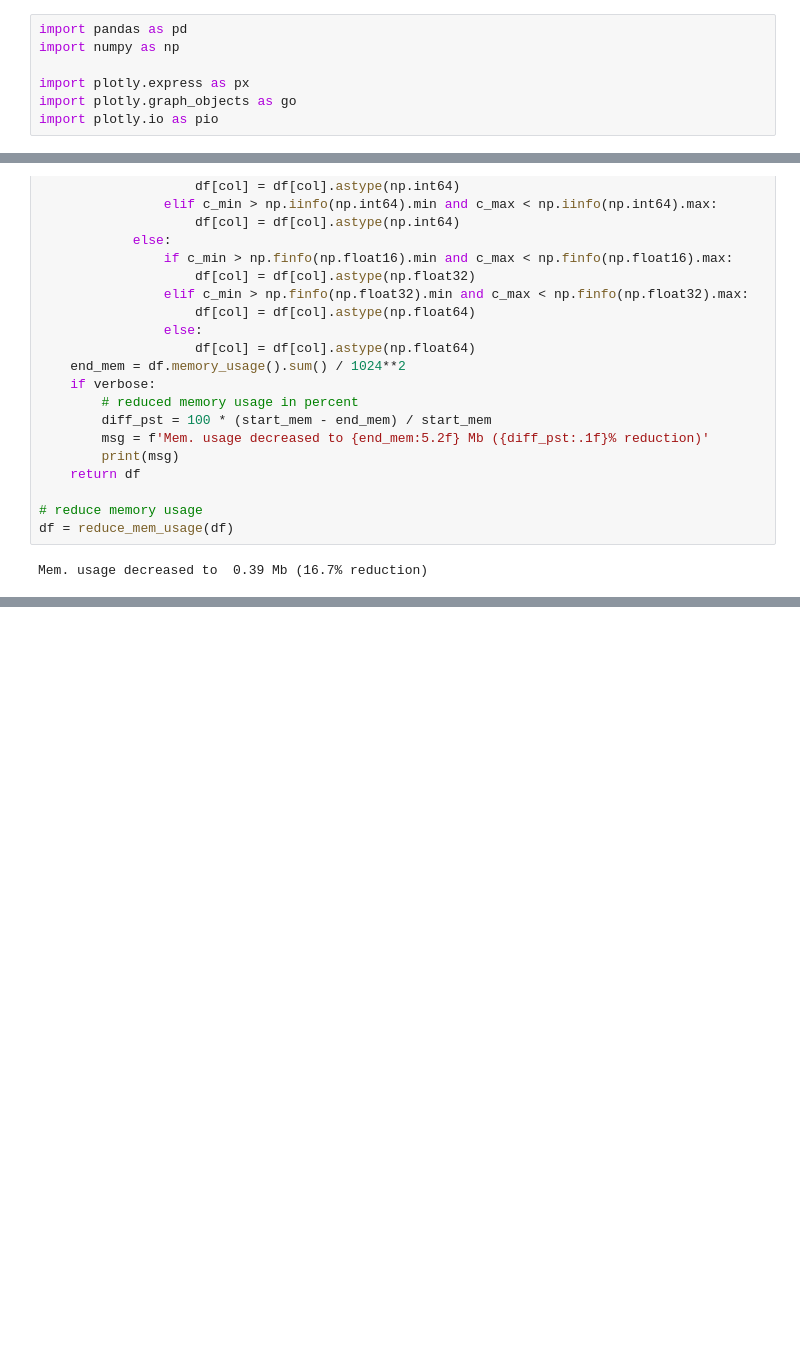
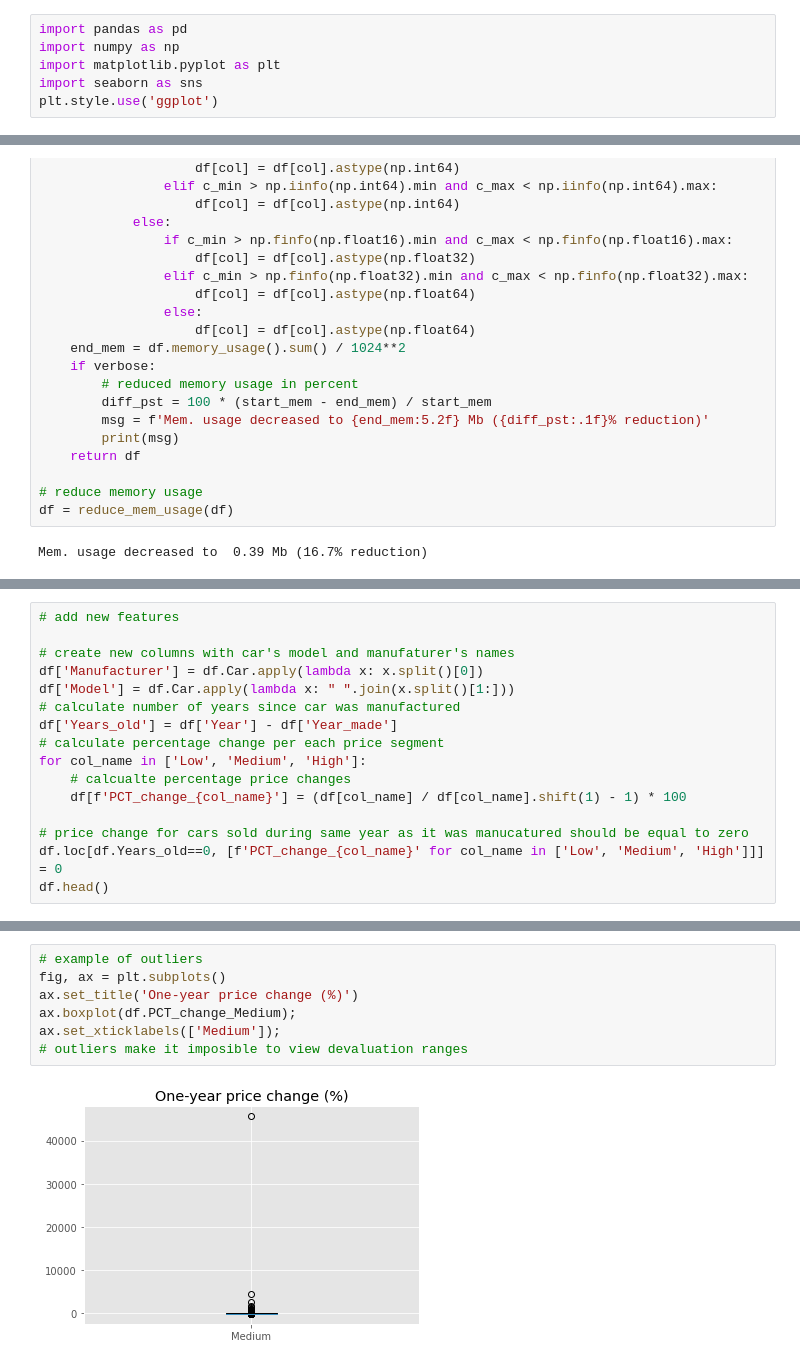
Before and after one commit to TK-Problem/autoplius-car-depretiation-dashboard, a Jupyter notebook: Notebooks/data_analysis.ipynb, the cells around one changed output, grey strips where cells are left out. Drawn from its saved outputs; the diff is of its cells as text; blank space fills up the shorter version.

Commit message:
changed pyplot graphs to matplotlib

```diff
--- a/Notebooks/data_analysis.ipynb
+++ b/Notebooks/data_analysis.ipynb
@@ -1,10 +1,9 @@
 # %%
 import pandas as pd
 import numpy as np
-
-import plotly.express as px
-import plotly.graph_objects as go
-import plotly.io as pio
+import matplotlib.pyplot as plt
+import seaborn as sns
+plt.style.use('ggplot')
 # %% [markdown]
 # 1. Load data
 # %%
@@ -386,0 +66,16 @@ fig.show()
+# %%
+# add new features
+
+# create new columns with car's model and manufaturer's names
+df['Manufacturer'] = df.Car.apply(lambda x: x.split()[0])
+df['Model'] = df.Car.apply(lambda x: " ".join(x.split()[1:]))
+# calculate number of years since car was manufactured
+df['Years_old'] = df['Year'] - df['Year_made']
+# calculate percentage change per each price segment
+for col_name in ['Low', 'Medium', 'High']:
+    # calcualte percentage price changes
+    df[f'PCT_change_{col_name}'] = (df[col_name] / df[col_name].shift(1) - 1) * 100
+
+# price change for cars sold during same year as it was manucatured should be equal to zero
+df.loc[df.Years_old==0, [f'PCT_change_{col_name}' for col_name in ['Low', 'Medium', 'High']]] = 0
+df.head()
@@ -386,0 +94,9 @@ fig.show()
+# %%
+# example of outliers
+fig, ax = plt.subplots()
+ax.set_title('One-year price change (%)')
+ax.boxplot(df.PCT_change_Medium);
+ax.set_xticklabels(['Medium']);
+# outliers make it imposible to view devaluation ranges
+# %% [output]
+[figure, added]
```
Also changed, not shown: parts of 26 cells of this notebook, 1 other file.
